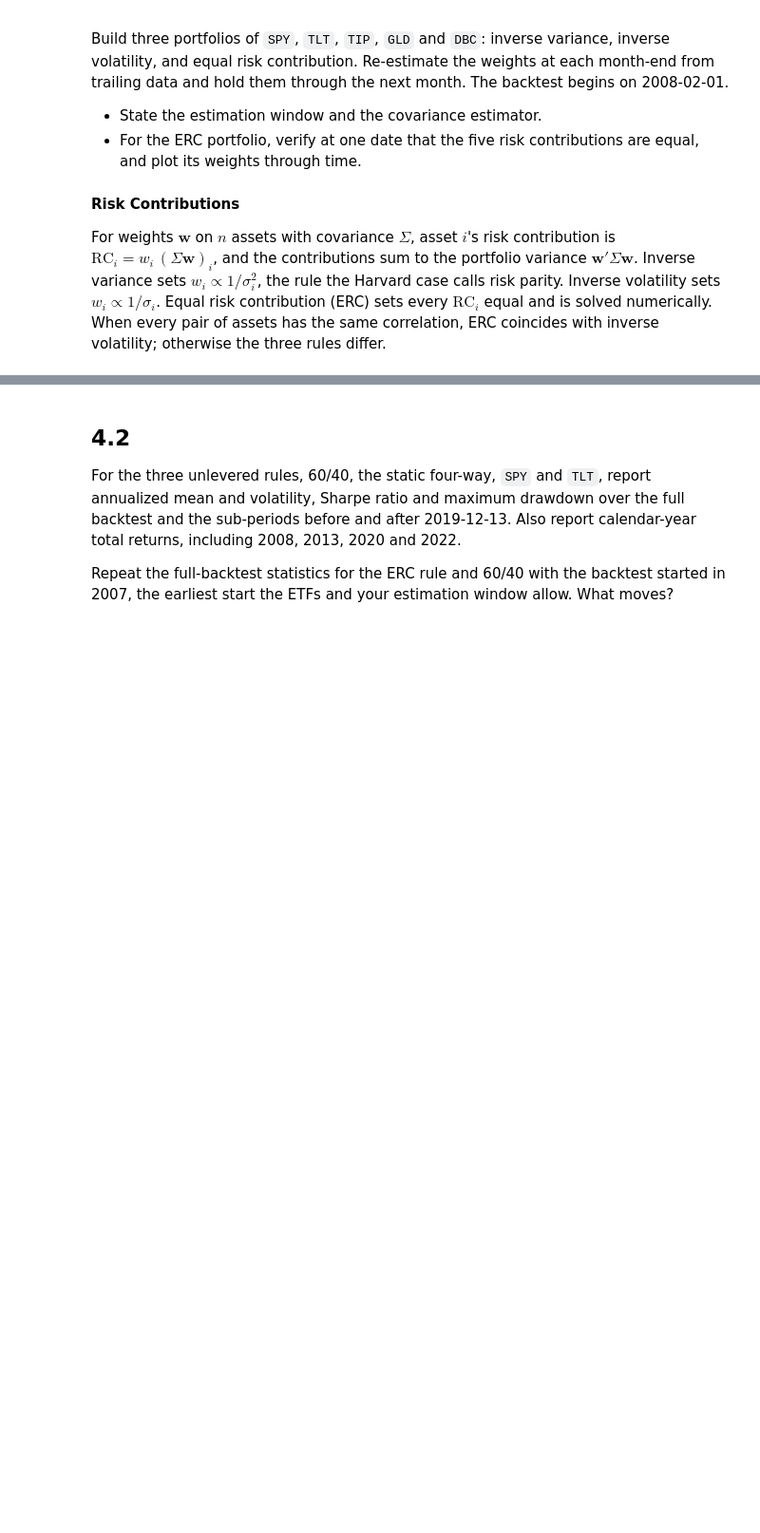
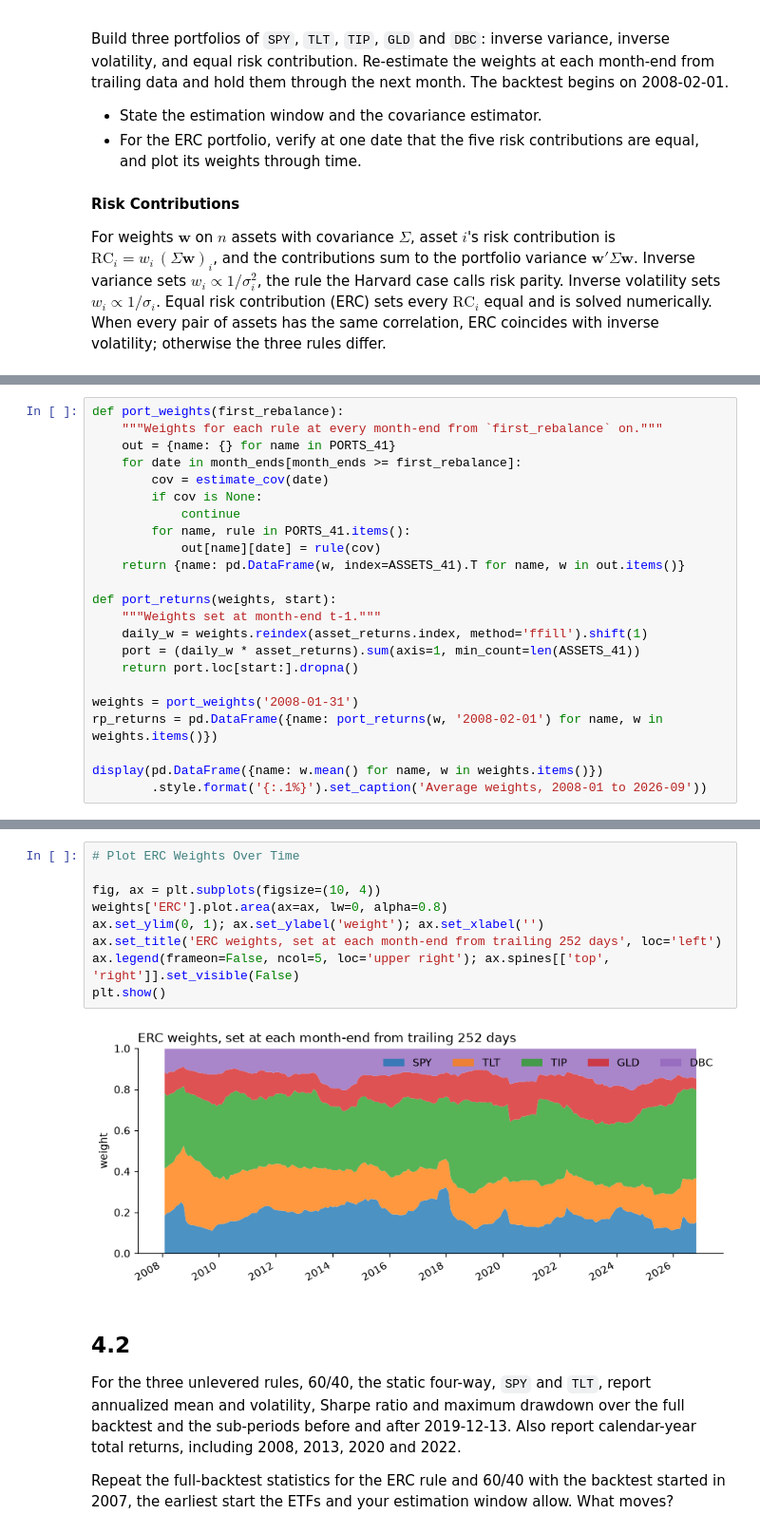
Before and after one commit to hannahkong1/midterm-project, a Jupyter notebook: risk_parity.ipynb, the cells around one changed output, grey strips where cells are left out. Shown at 95% size. Cells and saved outputs as stored; diff of their text form; blank space fills up the shorter version.

```diff
--- a/risk_parity.ipynb
+++ b/risk_parity.ipynb
@@ -276,0 +316,23 @@ For weights $\boldsymbol{w}$ on $n$ assets with covariance $\Sigma$, asset $i$'s
+# %%
+def port_weights(first_rebalance):
+    """Weights for each rule at every month-end from `first_rebalance` on."""
+    out = {name: {} for name in PORTS_41}
+    for date in month_ends[month_ends >= first_rebalance]:
+        cov = estimate_cov(date)
+        if cov is None:
+            continue
+        for name, rule in PORTS_41.items():
+            out[name][date] = rule(cov)
+    return {name: pd.DataFrame(w, index=ASSETS_41).T for name, w in out.items()}
+
+def port_returns(weights, start):
+    """Weights set at month-end t-1."""
+    daily_w = weights.reindex(asset_returns.index, method='ffill').shift(1)
+    port = (daily_w * asset_returns).sum(axis=1, min_count=len(ASSETS_41))
+    return port.loc[start:].dropna()
+
+weights = port_weights('2008-01-31')
+rp_returns = pd.DataFrame({name: port_returns(w, '2008-02-01') for name, w in weights.items()})
+
+display(pd.DataFrame({name: w.mean() for name, w in weights.items()})
+        .style.format('{:.1%}').set_caption('Average weights, 2008-01 to 2026-09'))
@@ -277,3 +370,14 @@ For weights $\boldsymbol{w}$ on $n$ assets with covariance $\Sigma$, asset $i$'s
+# %%
+# Plot ERC Weights Over Time
+
+fig, ax = plt.subplots(figsize=(10, 4))
+weights['ERC'].plot.area(ax=ax, lw=0, alpha=0.8)
+ax.set_ylim(0, 1); ax.set_ylabel('weight'); ax.set_xlabel('')
+ax.set_title('ERC weights, set at each month-end from trailing 252 days', loc='left')
+ax.legend(frameon=False, ncol=5, loc='upper right'); ax.spines[['top', 'right']].set_visible(False)
+plt.show()
+# %% [output]
+[figure, added]
 # %% [markdown]
 ## 4.2
 
```
Also changed, not shown: parts of 13 cells of this notebook.
